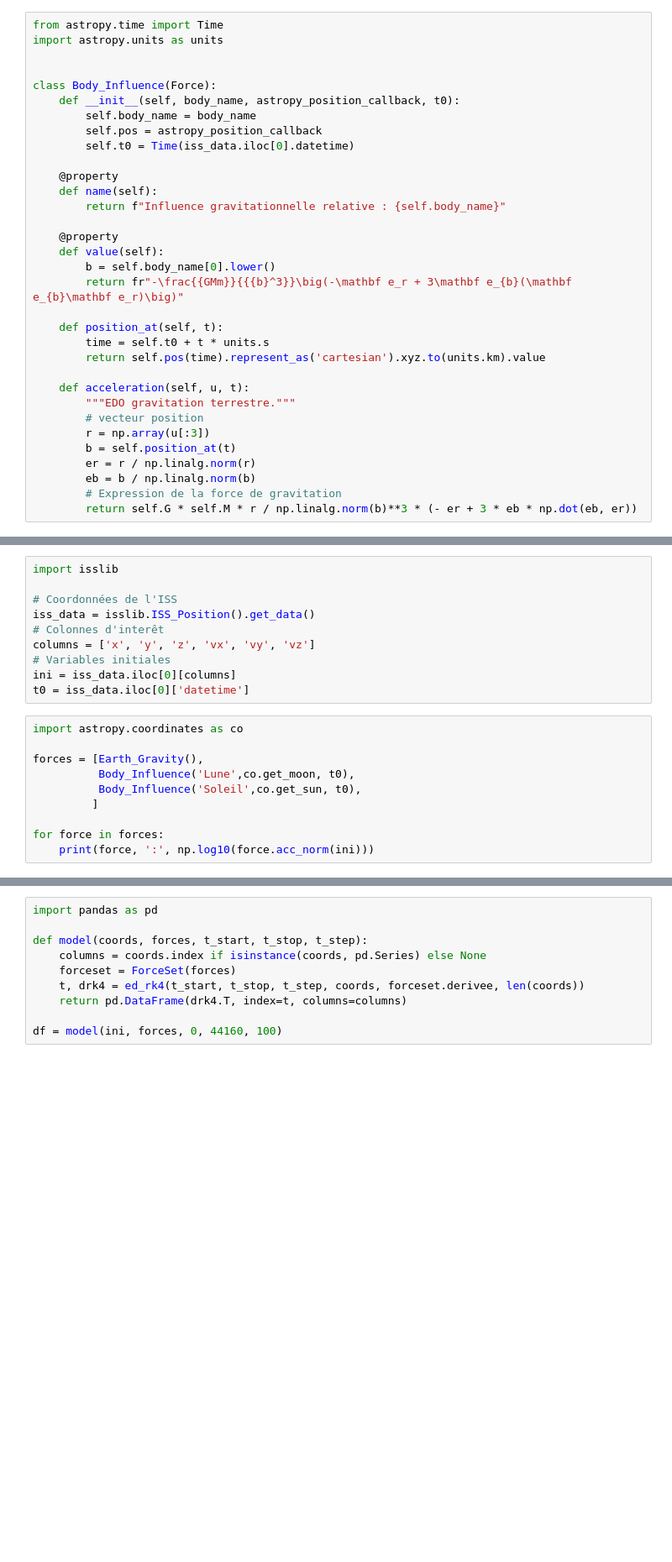
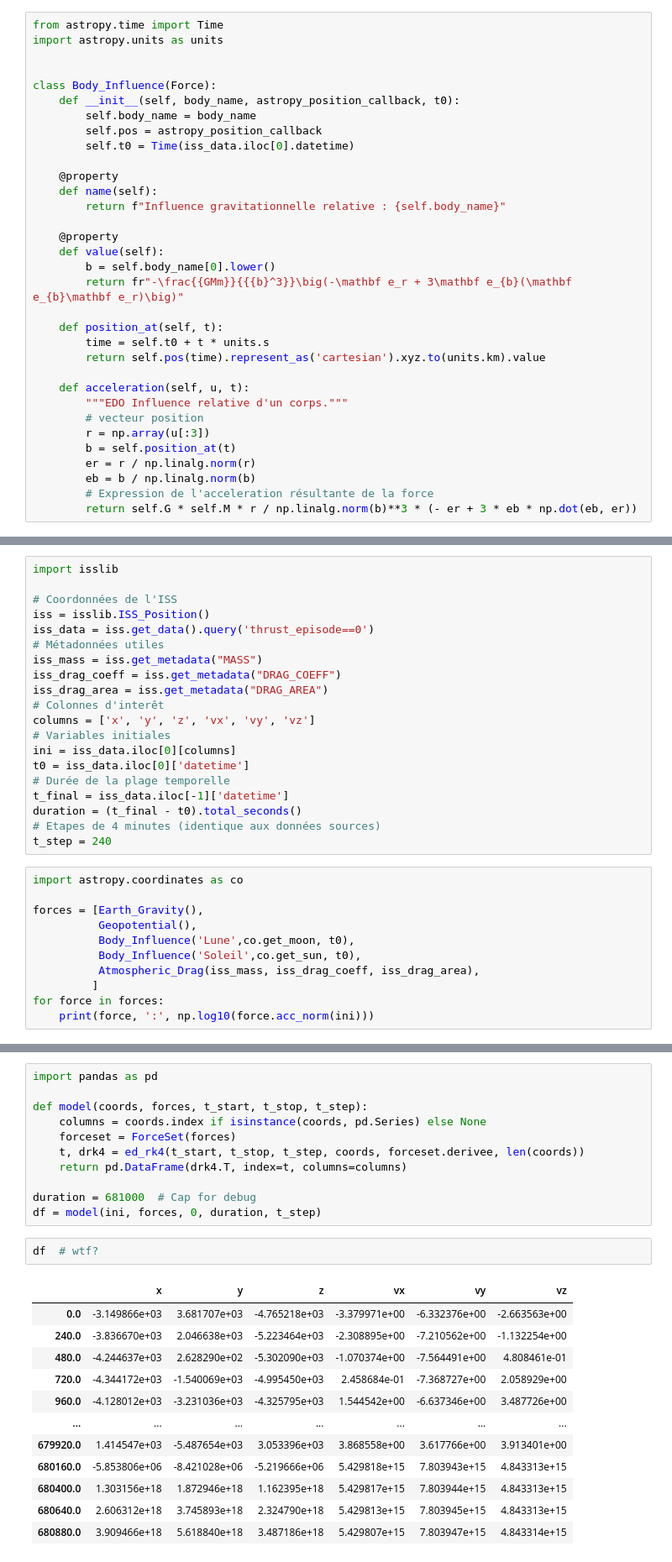
Before and after one commit to dleprovost/mnp_iss, a Jupyter notebook: TMP - Expression des forces.ipynb, the cells around one changed output, grey strips where cells are left out. Shown: that part at 84% size. Drawn from its saved outputs; the diff is of its cells as text; blank space fills up the shorter version.

```diff
--- a/TMP - Expression des forces.ipynb
+++ b/TMP - Expression des forces.ipynb
@@ -146,11 +161,11 @@ class Body_Influence(Force):
         return self.pos(time).represent_as('cartesian').xyz.to(units.km).value
 
     def acceleration(self, u, t):
-        """EDO gravitation terrestre."""
+        """EDO Influence relative d'un corps."""
         # vecteur position
         r = np.array(u[:3])
         b = self.position_at(t)
         er = r / np.linalg.norm(r)
         eb = b / np.linalg.norm(b)
-        # Expression de la force de gravitation
+        # Expression de l'acceleration résultante de la force
         return self.G * self.M * r / np.linalg.norm(b)**3 * (- er + 3 * eb * np.dot(eb, er))
@@ -158,20 +264,31 @@ class Body_Influence(Force):
 import isslib
 
 # Coordonnées de l'ISS
-iss_data = isslib.ISS_Position().get_data()
+iss = isslib.ISS_Position()
+iss_data = iss.get_data().query('thrust_episode==0')
+# Métadonnées utiles
+iss_mass = iss.get_metadata("MASS")
+iss_drag_coeff = iss.get_metadata("DRAG_COEFF")
+iss_drag_area = iss.get_metadata("DRAG_AREA")
 # Colonnes d'interêt
 columns = ['x', 'y', 'z', 'vx', 'vy', 'vz']
 # Variables initiales
 ini = iss_data.iloc[0][columns]
 t0 = iss_data.iloc[0]['datetime']
+# Durée de la plage temporelle
+t_final = iss_data.iloc[-1]['datetime']
+duration = (t_final - t0).total_seconds()
+# Etapes de 4 minutes (identique aux données sources)
+t_step = 240
 # %%
 import astropy.coordinates as co
 
 forces = [Earth_Gravity(),
+          Geopotential(),
           Body_Influence('Lune',co.get_moon, t0),
           Body_Influence('Soleil',co.get_sun, t0),
+          Atmospheric_Drag(iss_mass, iss_drag_coeff, iss_drag_area),
          ]
-
 for force in forces:
     print(force, ':', np.log10(force.acc_norm(ini)))
 # %% [output]
@@ -187,4 +306,20 @@ def model(coords, forces, t_start, t_stop, t_step):
     t, drk4 = ed_rk4(t_start, t_stop, t_step, coords, forceset.derivee, len(coords))
     return pd.DataFrame(drk4.T, index=t, columns=columns)
 
-df = model(ini, forces, 0, 44160, 100)
+duration = 681000  # Cap for debug
+df = model(ini, forces, 0, duration, t_step)
+# %%
+df  # wtf?
+# %% [output]
+|  | x | y | z | vx | vy | vz |
+| 0.0 | -3.149866e+03 | 3.681707e+03 | -4.765218e+03 | -3.379971e+00 | -6.332376e+00 | -2.663563e+00 |
+| 240.0 | -3.836670e+03 | 2.046638e+03 | -5.223464e+03 | -2.308895e+00 | -7.210562e+00 | -1.132254e+00 |
+| 480.0 | -4.244637e+03 | 2.628290e+02 | -5.302090e+03 | -1.070374e+00 | -7.564491e+00 | 4.808461e-01 |
+| 720.0 | -4.344172e+03 | -1.540069e+03 | -4.995450e+03 | 2.458684e-01 | -7.368727e+00 | 2.058929e+00 |
+| 960.0 | -4.128012e+03 | -3.231036e+03 | -4.325795e+03 | 1.544542e+00 | -6.637346e+00 | 3.487726e+00 |
+| ... | ... | ... | ... | ... | ... | ... |
+| 679920.0 | 1.414547e+03 | -5.487654e+03 | 3.053396e+03 | 3.868558e+00 | 3.617766e+00 | 3.913401e+00 |
+| 680160.0 | -5.853806e+06 | -8.421028e+06 | -5.219666e+06 | 5.429818e+15 | 7.803943e+15 | 4.843313e+15 |
+| 680400.0 | 1.303156e+18 | 1.872946e+18 | 1.162395e+18 | 5.429817e+15 | 7.803944e+15 | 4.843313e+15 |
+| 680640.0 | 2.606312e+18 | 3.745893e+18 | 2.324790e+18 | 5.429813e+15 | 7.803945e+15 | 4.843313e+15 |
+| 680880.0 | 3.909466e+18 | 5.618840e+18 | 3.487186e+18 | 5.429807e+15 | 7.803947e+15 | 4.843314e+15 |
```
Also changed, not shown: parts of 10 cells of this notebook, 2 other files.
